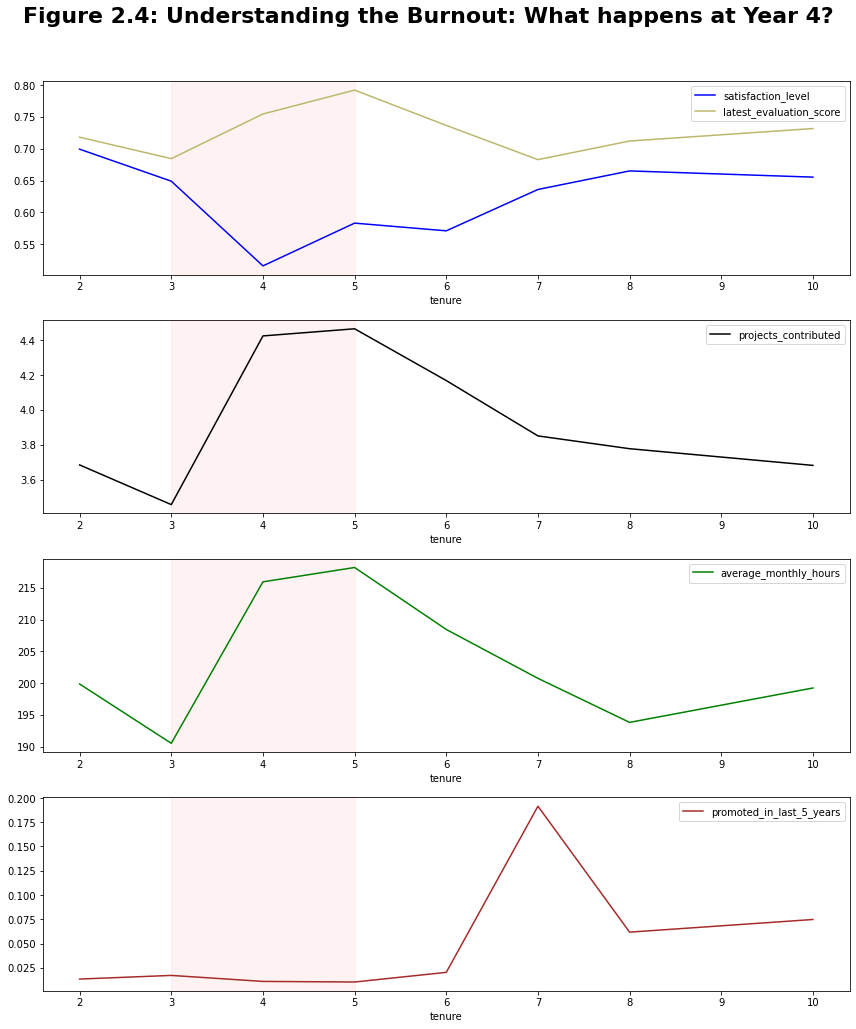
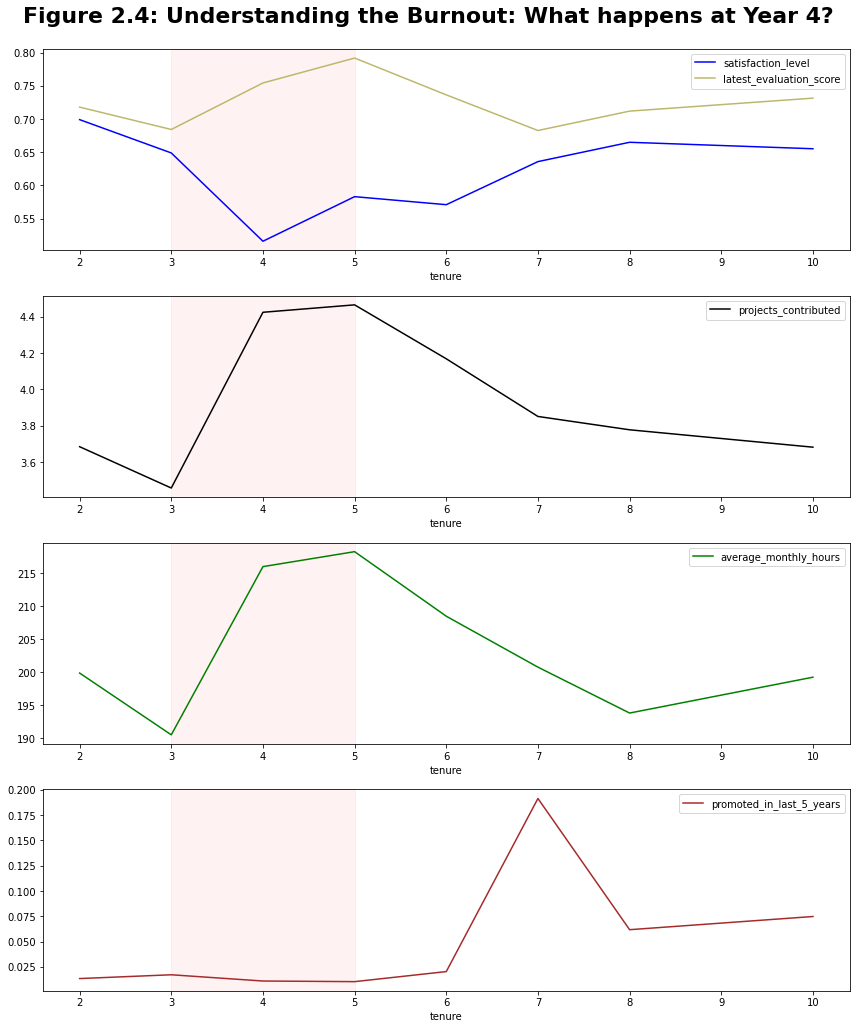
Code edit (unified diff) that turned the first committed figure into the second:
--- before
+++ after
@@ -12,4 +12,4 @@
 
 fig.suptitle("Figure 2.4: Understanding the Burnout: What happens at Year 4?", fontsize=22,fontweight='bold')
-plt.tight_layout(rect=[0, 0.03, 1, 0.95])
+plt.tight_layout(rect=[0, 0.03, 1, 0.98])
 plt.show()

Commit: barplot